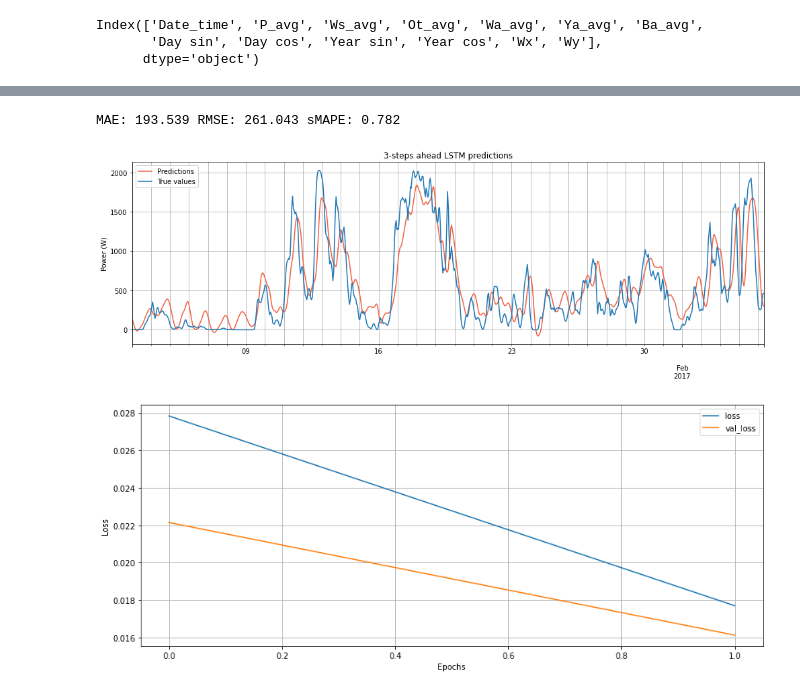
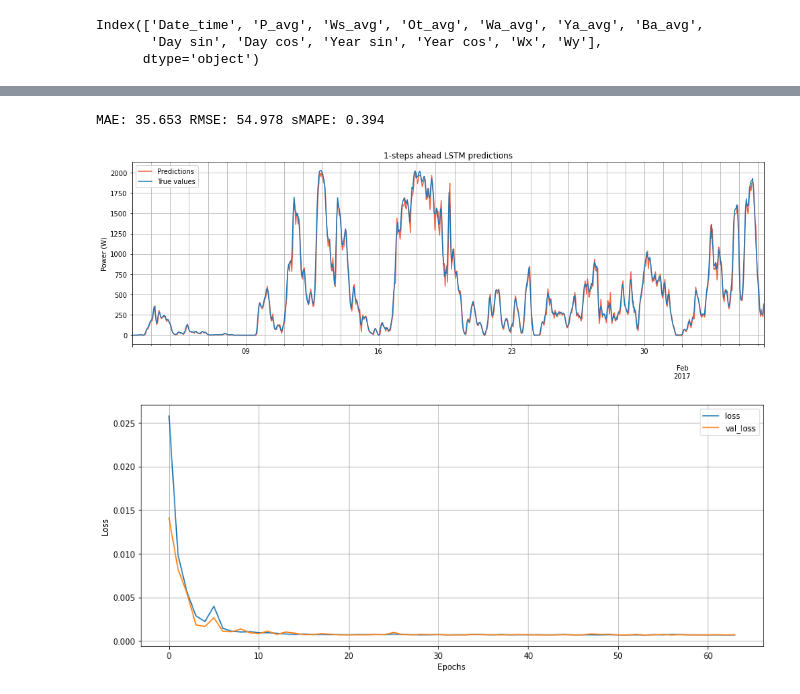
Before and after one commit to esvazas/wind_power_forecasting, a Jupyter notebook: notebooks/5_LSTM_forecasting.ipynb, the cells around one changed output, grey strips where cells are left out. Saved outputs shown, nothing was run; the diff lists cells and outputs as text; code cells hidden in the pictures.

```diff
--- a/notebooks/5_LSTM_forecasting.ipynb
+++ b/notebooks/5_LSTM_forecasting.ipynb
@@ -14,9 +15,10 @@ Using TensorFlow backend.
 # prediction target
 feature_predict = 'P_avg'
 # prediction inputs from turbine data
-features_train = ['P_avg', 'Ba_avg', 'Wa_avg', 'Ya_avg']
+features_train = ['P_avg']
 # engineered prediction inputs
-engineered_features = ['Wx', 'Wy', 'Day sin', 'Day cos', 'Year sin', 'Year cos']
+#engineered_features = ['Wx', 'Wy', 'Day sin', 'Day cos', 'Year sin', 'Year cos']
+engineered_features = []
 
 ### TRAIN/VAL/TEST SPLIT
 train_years = [2013, 2014, 2015, 2016]
@@ -30,7 +32,7 @@ N_NEURONS = 64
 
 ### FEATURE ENGINEERING PARAMETERS
 MA_CONSTANT = 3 # moving average smoothing parameter
-N_OUT = 3 # forecast horizon
+N_OUT = 1 # forecast horizon
 N_PAST = 48 # number of autoregression samples
 # %%
 # define datasets
@@ -140,16 +147,20 @@ Epoch 2/2
 # %%
 # evaluate predictions
 y_predict, y_true = lstm.make_predictions(lstm_model, X_valid, y_valid, scaler_output, N_PAST)
 
 # plot predictions
-predictions = pd.Series(y_predict, index=test_dates[N_PAST:-N_OUT+1])
-true = pd.Series(y_true, index=test_dates[N_PAST:-N_OUT+1])
+if N_OUT > 1:
+    predictions = pd.Series(y_predict, index=test_dates[N_PAST:-N_OUT+1])
+    true = pd.Series(y_true, index=test_dates[N_PAST:-N_OUT+1])
+else:
+    predictions = pd.Series(y_predict, index=test_dates[N_PAST:])
+    true = pd.Series(y_true, index=test_dates[N_PAST:])
 processing.plot_series_predictions(true, predictions, N_OUT=N_OUT, method='LSTM')
 # %% [output]
-MAE: 193.539 RMSE: 261.043 sMAPE: 0.782
+MAE: 35.653 RMSE: 54.978 sMAPE: 0.394
-[figure, old version]
+[figure, new version]
 # %%
 # plot training/validation loss
 processing.plot_history(history)
 # %% [output]
-[figure, old version]
+[figure, new version]
```
Also changed, not shown: parts of 3 cells of this notebook, 4 other files.
